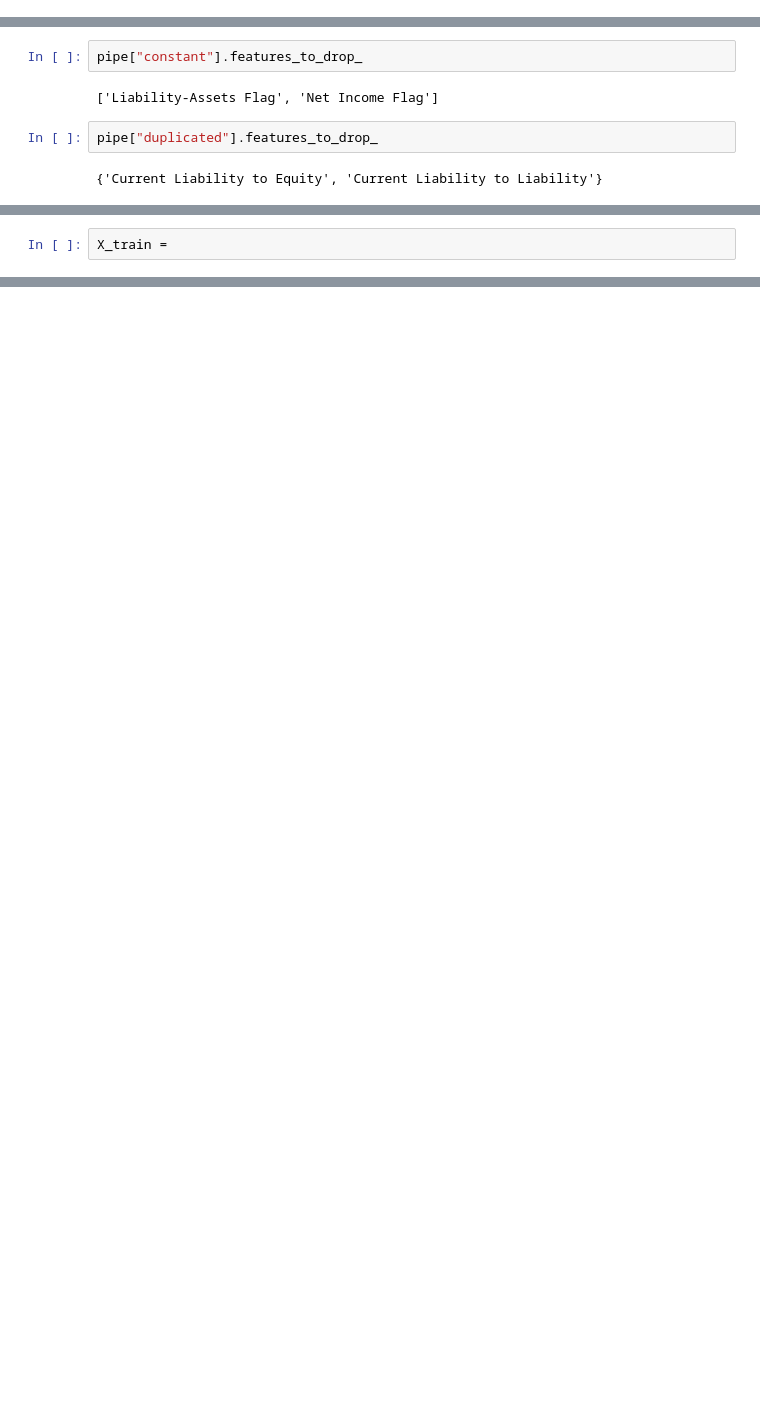
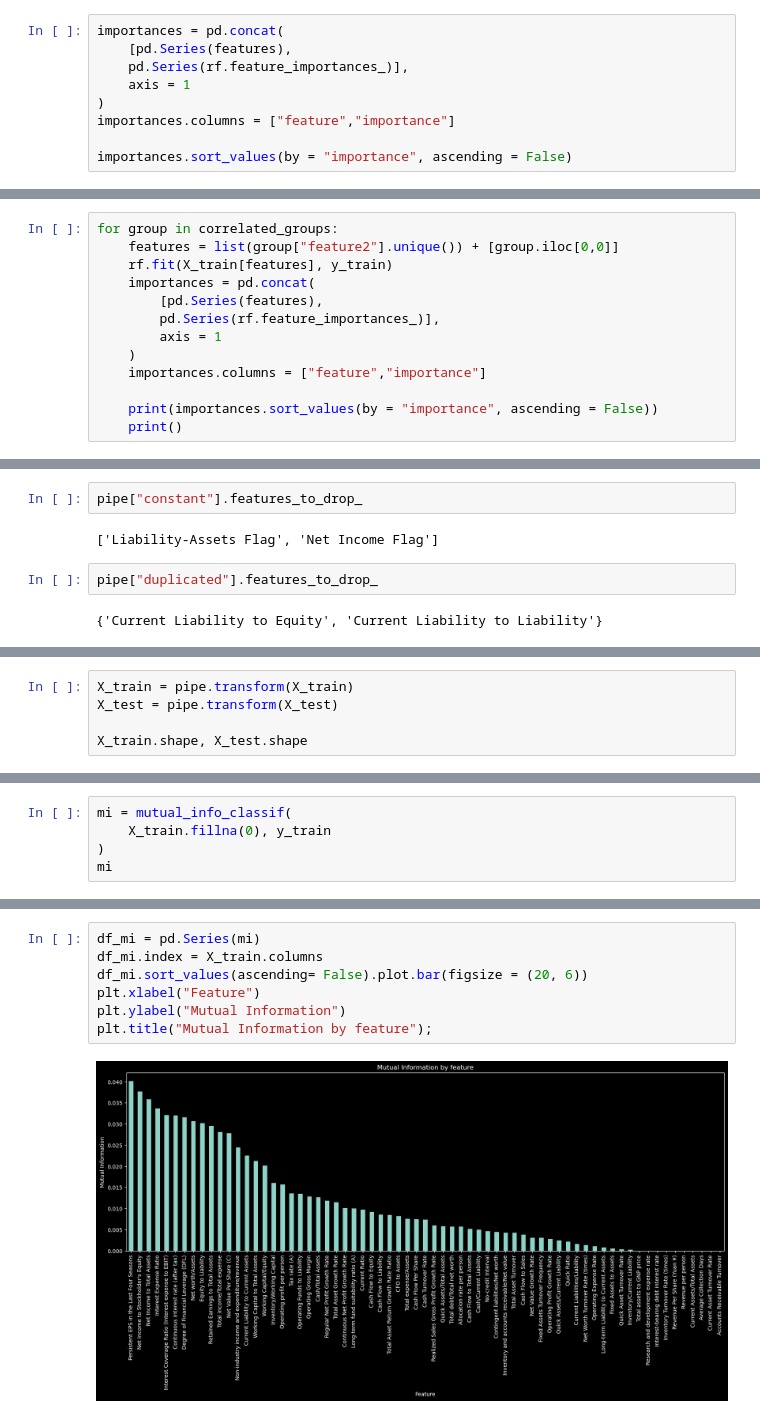
Before and after one commit to frantzalexander/Taiwan_Bankruptcy_Analysis, a Jupyter notebook: Bankruptcy Prediction Analysis.ipynb, the cells around one changed output, grey strips where cells are left out. Saved outputs shown, nothing was run; the diff lists cells and outputs as text; blank space fills up the shorter version.

```diff
--- a/Bankruptcy Prediction Analysis.ipynb
+++ b/Bankruptcy Prediction Analysis.ipynb
@@ -178,0 +302,9 @@ rf = RandomForestClassifier(
+# %%
+importances = pd.concat(
+    [pd.Series(features),
+    pd.Series(rf.feature_importances_)],
+    axis = 1
+)
+importances.columns = ["feature","importance"]
+
+importances.sort_values(by = "importance", ascending = False)
@@ -178,0 +316,13 @@ rf = RandomForestClassifier(
+# %%
+for group in correlated_groups:
+    features = list(group["feature2"].unique()) + [group.iloc[0,0]]
+    rf.fit(X_train[features], y_train)
+    importances = pd.concat(
+        [pd.Series(features),
+        pd.Series(rf.feature_importances_)],
+        axis = 1
+    )
+    importances.columns = ["feature","importance"]
+
+    print(importances.sort_values(by = "importance", ascending = False))
+    print()
@@ -252,2 +424,5 @@ pipe["correlation"].correlated_feature_sets_
 # %%
-X_train =
+X_train = pipe.transform(X_train)
+X_test = pipe.transform(X_test)
+
+X_train.shape, X_test.shape
@@ -253,0 +436,5 @@ X_train =
+# %%
+mi = mutual_info_classif(
+    X_train.fillna(0), y_train
+)
+mi
@@ -253,0 +456,9 @@ X_train =
+# %%
+df_mi = pd.Series(mi)
+df_mi.index = X_train.columns
+df_mi.sort_values(ascending= False).plot.bar(figsize = (20, 6))
+plt.xlabel("Feature")
+plt.ylabel("Mutual Information")
+plt.title("Mutual Information by feature");
+# %% [output]
+[figure, added]
```
Also changed, not shown: parts of 56 cells of this notebook.
